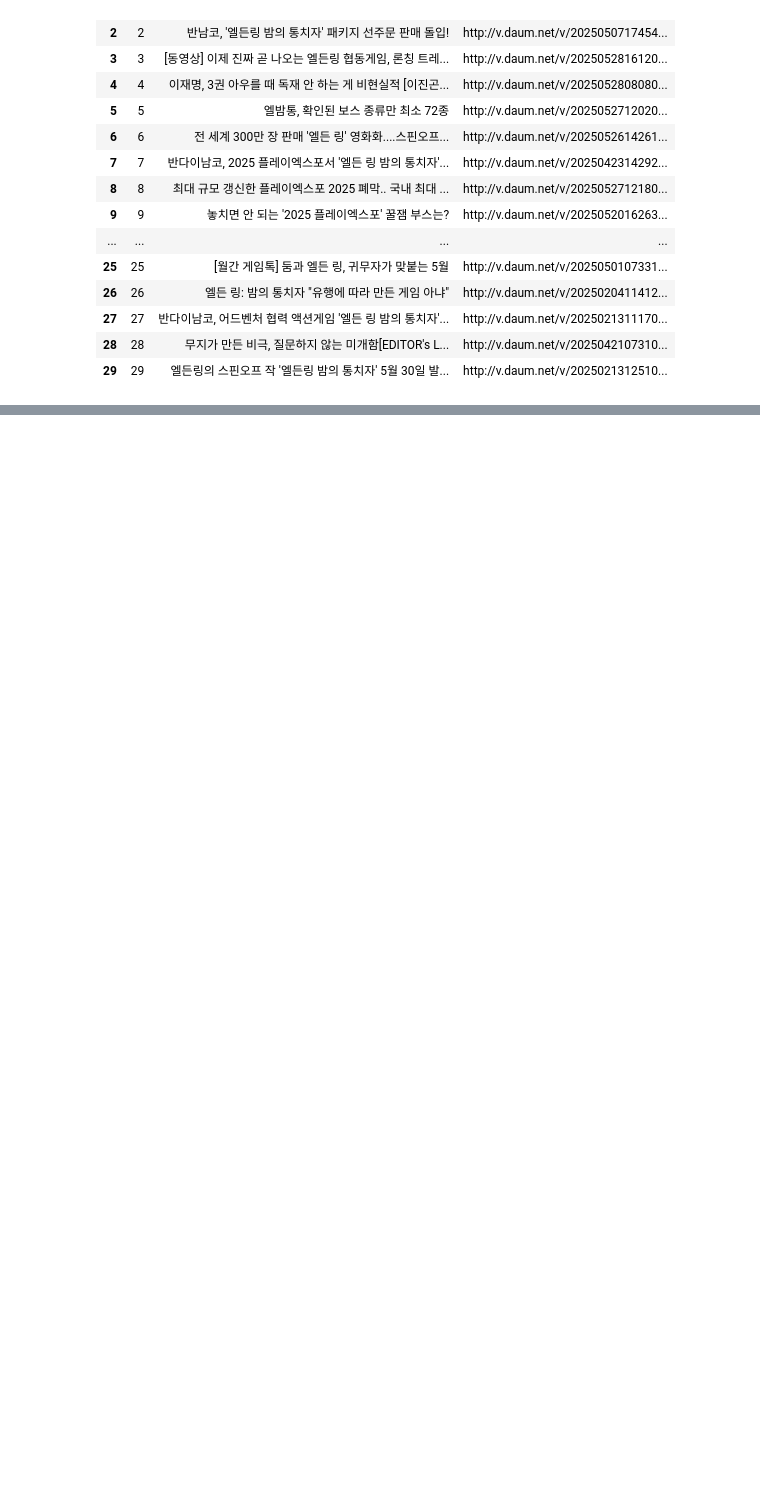
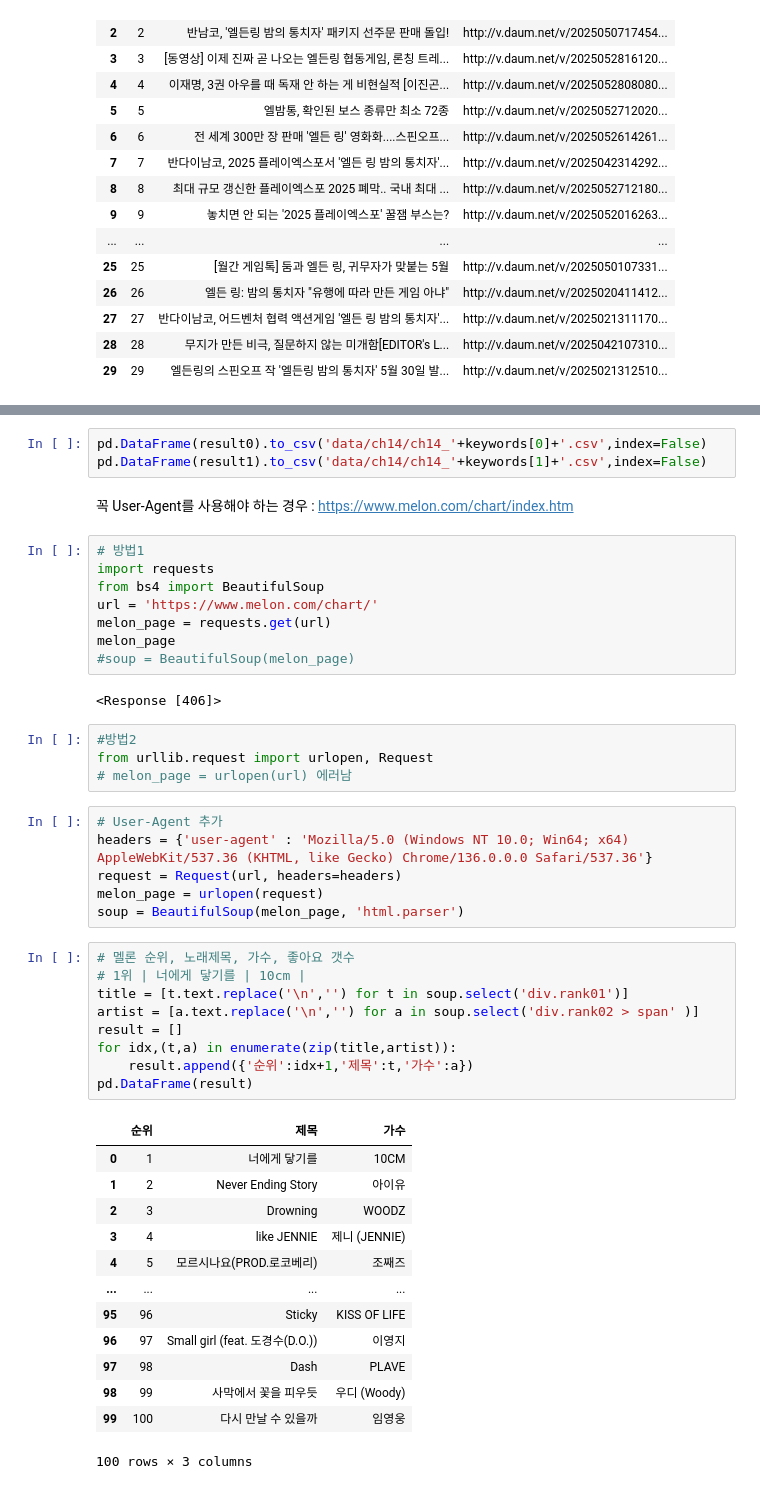
Before and after one commit to tangerineTaste/ai_x, a Jupyter notebook: source/01_python/ch14_웹데이터수집1_정적_공공api.ipynb, the cells around one changed output, grey strips where cells are left out. Drawn from its saved outputs; the diff is of its cells as text; blank space fills up the shorter version.

```diff
--- a/source/01_python/ch14_웹데이터수집1_정적_공공api.ipynb
+++ b/source/01_python/ch14_웹데이터수집1_정적_공공api.ipynb
@@ -453,0 +466,48 @@ pd.DataFrame(result1)
+# %%
+pd.DataFrame(result0).to_csv('data/ch14/ch14_'+keywords[0]+'.csv',index=False)
+pd.DataFrame(result1).to_csv('data/ch14/ch14_'+keywords[1]+'.csv',index=False)
+# %% [markdown]
+꼭 User-Agent를 사용해야 하는 경우 : https://www.melon.com/chart/index.htm
+# %%
+# 방법1
+import requests
+from bs4 import BeautifulSoup
+url = 'https://www.melon.com/chart/'
+melon_page = requests.get(url)
+melon_page
+#soup = BeautifulSoup(melon_page)
+# %% [output]
+<Response [406]>
+# %%
+#방법2
+from urllib.request import urlopen, Request
+# melon_page = urlopen(url) 에러남
+# %%
+# User-Agent 추가
+headers = {'user-agent' : 'Mozilla/5.0 (Windows NT 10.0; Win64; x64) AppleWebKit/537.36 (KHTML, like Gecko) Chrome/136.0.0.0 Safari/537.36'}
+request = Request(url, headers=headers)
+melon_page = urlopen(request)
+soup = BeautifulSoup(melon_page, 'html.parser')
+# %%
+# 멜론 순위, 노래제목, 가수, 좋아요 갯수
+# 1위 | 너에게 닿기를 | 10cm |
+title = [t.text.replace('\n','') for t in soup.select('div.rank01')]
+artist = [a.text.replace('\n','') for a in soup.select('div.rank02 > span' )]
+result = []
+for idx,(t,a) in enumerate(zip(title,artist)):
+    result.append({'순위':idx+1,'제목':t,'가수':a})
+pd.DataFrame(result)
+# %% [output]
+|  | 순위 | 제목 | 가수 |
+| 0 | 1 | 너에게 닿기를 | 10CM |
+| 1 | 2 | Never Ending Story | 아이유 |
+| 2 | 3 | Drowning | WOODZ |
+| 3 | 4 | like JENNIE | 제니 (JENNIE) |
+| 4 | 5 | 모르시나요(PROD.로코베리) | 조째즈 |
+| ... | ... | ... | ... |
+| 95 | 96 | Sticky | KISS OF LIFE |
+| 96 | 97 | Small girl (feat. 도경수(D.O.)) | 이영지 |
+| 97 | 98 | Dash | PLAVE |
+| 98 | 99 | 사막에서 꽃을 피우듯 | 우디 (Woody) |
+| 99 | 100 | 다시 만날 수 있을까 | 임영웅 |
+100 rows × 3 columns
```
Also changed, not shown: parts of 20 cells of this notebook, 3 other files.
